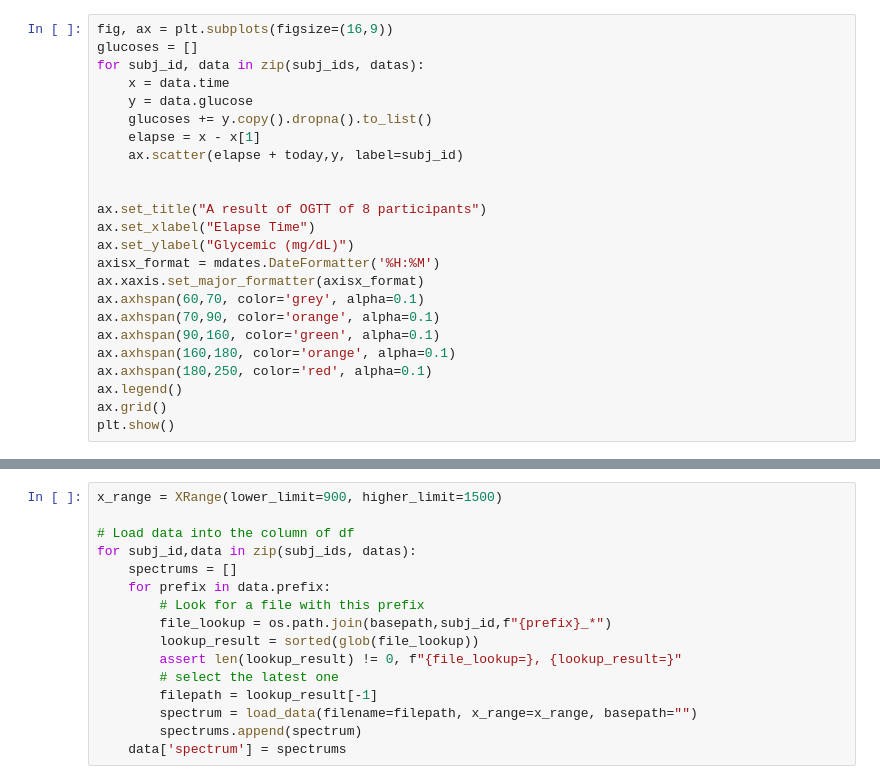
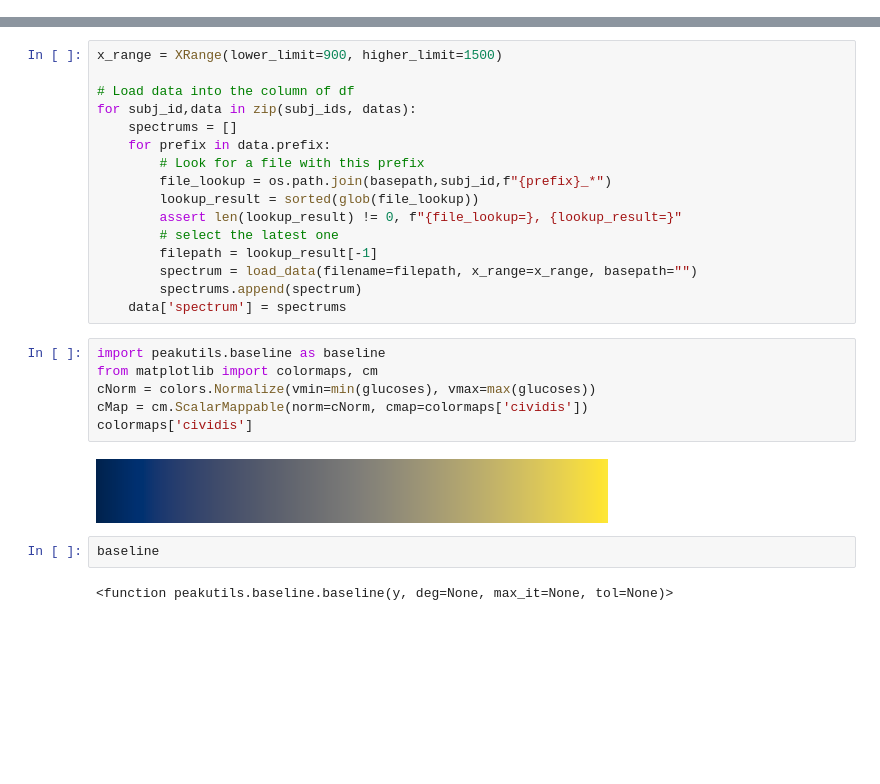
Before and after one commit to fizzyf0xy/Raman, a Jupyter notebook: python/20240327_pilot/ayalysis.ipynb, the cells around one changed output, grey strips where cells are left out. Saved outputs shown, nothing was run; the diff lists cells and outputs as text; blank space fills up the shorter version.

```diff
--- a/python/20240327_pilot/ayalysis.ipynb
+++ b/python/20240327_pilot/ayalysis.ipynb
@@ -89,27 +99,3 @@ plt.show()
-# %%
-fig, ax = plt.subplots(figsize=(16,9))
-glucoses = []
-for subj_id, data in zip(subj_ids, datas):
-    x = data.time
-    y = data.glucose
-    glucoses += y.copy().dropna().to_list()
-    elapse = x - x[1]
-    ax.scatter(elapse + today,y, label=subj_id)
-
-
-ax.set_title("A result of OGTT of 8 participants")
-ax.set_xlabel("Elapse Time")
-ax.set_ylabel("Glycemic (mg/dL)")
-axisx_format = mdates.DateFormatter('%H:%M')
-ax.xaxis.set_major_formatter(axisx_format)
-ax.axhspan(60,70, color='grey', alpha=0.1)
-ax.axhspan(70,90, color='orange', alpha=0.1)
-ax.axhspan(90,160, color='green', alpha=0.1)
-ax.axhspan(160,180, color='orange', alpha=0.1)
-ax.axhspan(180,250, color='red', alpha=0.1)
-ax.legend()
-ax.grid()
-plt.show()
 # %%
 fig, ax = plt.subplots(figsize=(16,9))
 bins = range(50,251,10)
@@ -154,3 +204,15 @@ for subj_id,data in zip(subj_ids, datas):
         spectrum = load_data(filename=filepath, x_range=x_range, basepath="")
         spectrums.append(spectrum)
     data['spectrum'] = spectrums
+# %%
+import peakutils.baseline as baseline
+from matplotlib import colormaps, cm
+cNorm = colors.Normalize(vmin=min(glucoses), vmax=max(glucoses))
+cMap = cm.ScalarMappable(norm=cNorm, cmap=colormaps['cividis'])
+colormaps['cividis']
+# %% [output]
+[figure, added]
+# %%
+baseline
+# %% [output]
+<function peakutils.baseline.baseline(y, deg=None, max_it=None, tol=None)>
```
Also changed, not shown: parts of 6 cells of this notebook, 2 other files.
